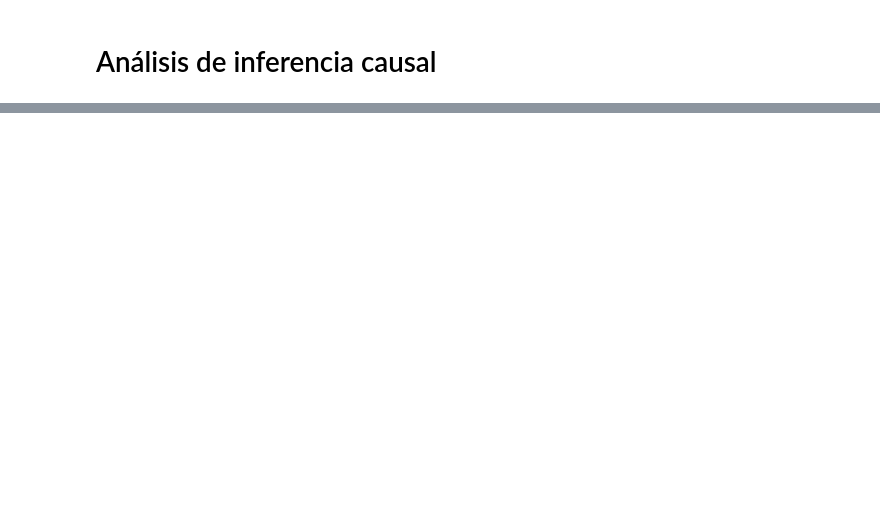
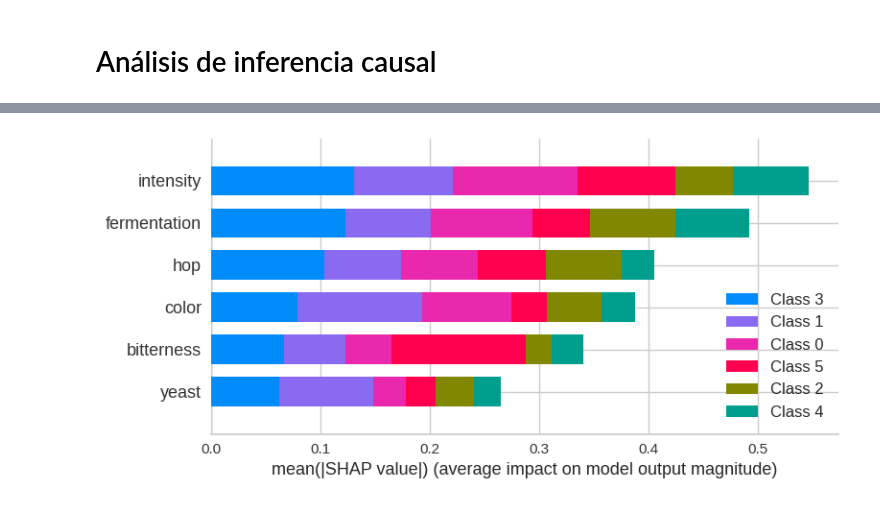
Before and after one commit to guidobotta/Fallas-2, a Jupyter notebook: Notebooks/causal_inference.ipynb, the cells around one changed output, grey strips where cells are left out. Saved outputs shown, nothing was run; the diff lists cells and outputs as text; code cells hidden in the pictures; blank space fills up the shorter version.

```diff
--- a/Notebooks/causal_inference.ipynb
+++ b/Notebooks/causal_inference.ipynb
@@ -182,0 +340,4 @@ p value:0.30097159889072633
+# %%
+interpret_model(dt)
+# %% [output]
+[figure, added]
```
Also changed, not shown: parts of 17 cells of this notebook.
